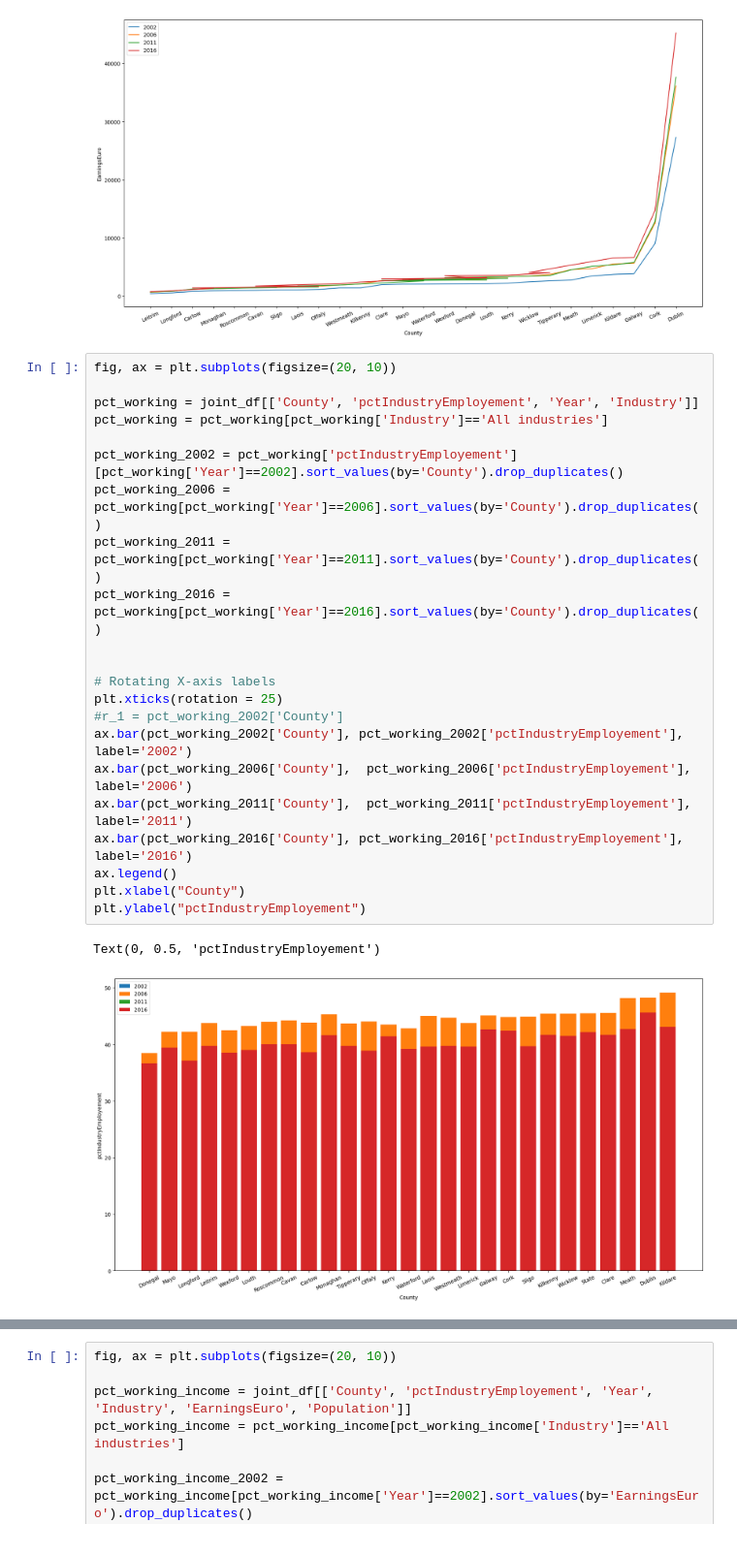
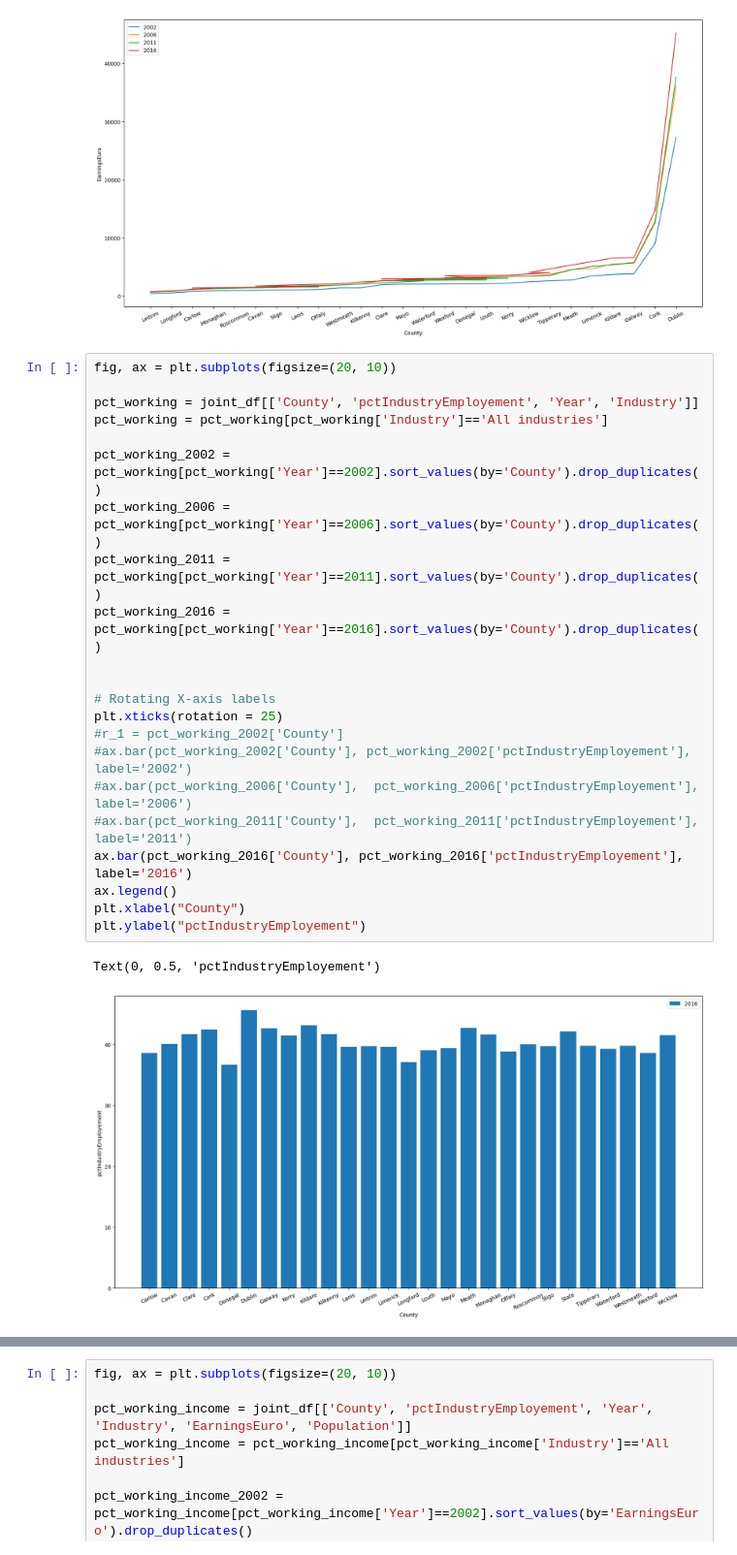
Before and after one commit to cct-abowman/CA1, a Jupyter notebook: EDA.ipynb, the cells around one changed output, grey strips where cells are left out. Shown at 97% size. Saved outputs shown, nothing was run; the diff lists cells and outputs as text.

```diff
--- a/EDA.ipynb
+++ b/EDA.ipynb
@@ -474,25 +474,25 @@ Text(0, 0.5, 'EarningsEuro')
 # %%
 fig, ax = plt.subplots(figsize=(20, 10))
 
 pct_working = joint_df[['County', 'pctIndustryEmployement', 'Year', 'Industry']]
 pct_working = pct_working[pct_working['Industry']=='All industries']
 
-pct_working_2002 = pct_working['pctIndustryEmployement'][pct_working['Year']==2002].sort_values(by='County').drop_duplicates()
+pct_working_2002 = pct_working[pct_working['Year']==2002].sort_values(by='County').drop_duplicates()
 pct_working_2006 = pct_working[pct_working['Year']==2006].sort_values(by='County').drop_duplicates()
 pct_working_2011 = pct_working[pct_working['Year']==2011].sort_values(by='County').drop_duplicates()
 pct_working_2016 = pct_working[pct_working['Year']==2016].sort_values(by='County').drop_duplicates()
 
 
 # Rotating X-axis labels
 plt.xticks(rotation = 25)
 #r_1 = pct_working_2002['County']
-ax.bar(pct_working_2002['County'], pct_working_2002['pctIndustryEmployement'], label='2002')
-ax.bar(pct_working_2006['County'],  pct_working_2006['pctIndustryEmployement'], label='2006')
-ax.bar(pct_working_2011['County'],  pct_working_2011['pctIndustryEmployement'], label='2011')
+#ax.bar(pct_working_2002['County'], pct_working_2002['pctIndustryEmployement'], label='2002')
+#ax.bar(pct_working_2006['County'],  pct_working_2006['pctIndustryEmployement'], label='2006')
+#ax.bar(pct_working_2011['County'],  pct_working_2011['pctIndustryEmployement'], label='2011')
 ax.bar(pct_working_2016['County'], pct_working_2016['pctIndustryEmployement'], label='2016')
 ax.legend()
 plt.xlabel("County")
 plt.ylabel("pctIndustryEmployement")
 # %% [output]
 Text(0, 0.5, 'pctIndustryEmployement')
-[figure, old version]
+[figure, new version]
```
Also changed, not shown: parts of 9 cells of this notebook, 2 other files.
